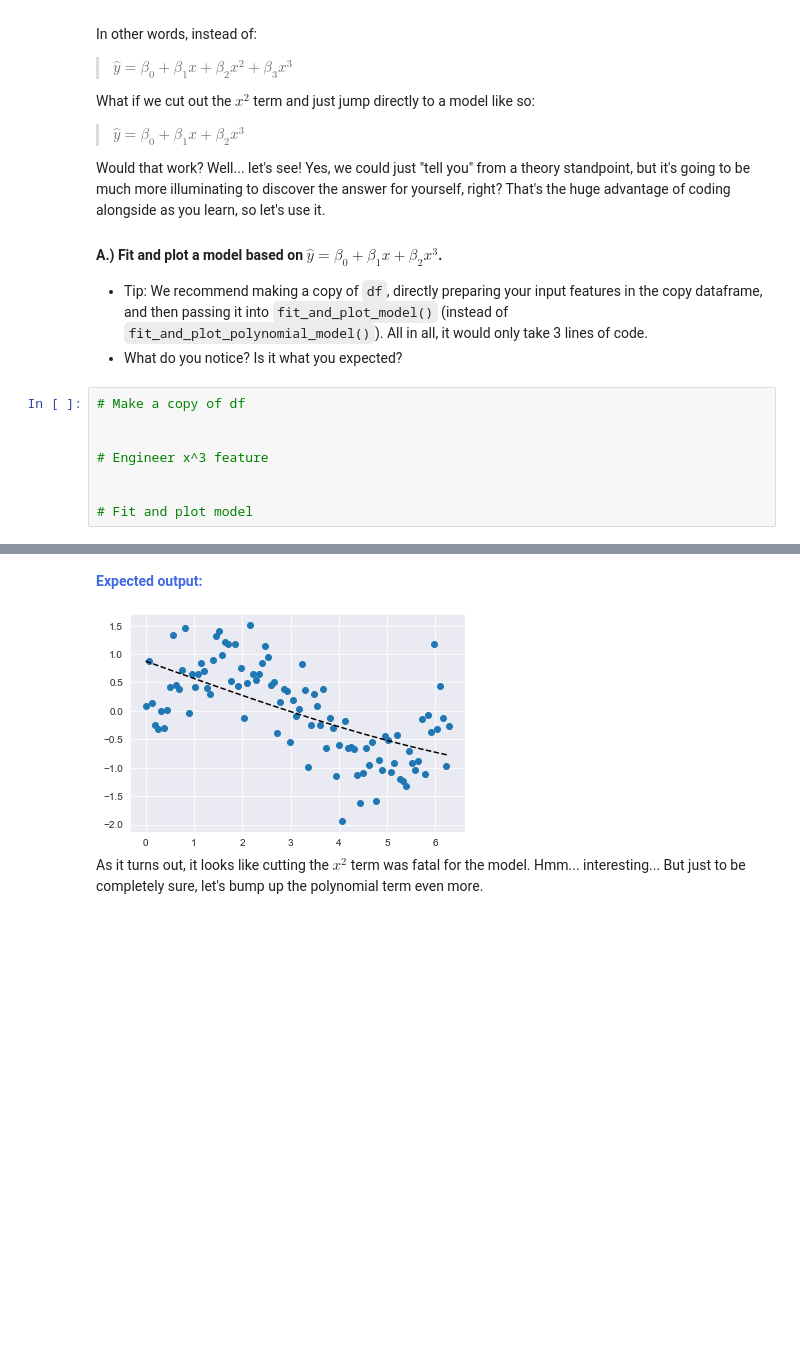
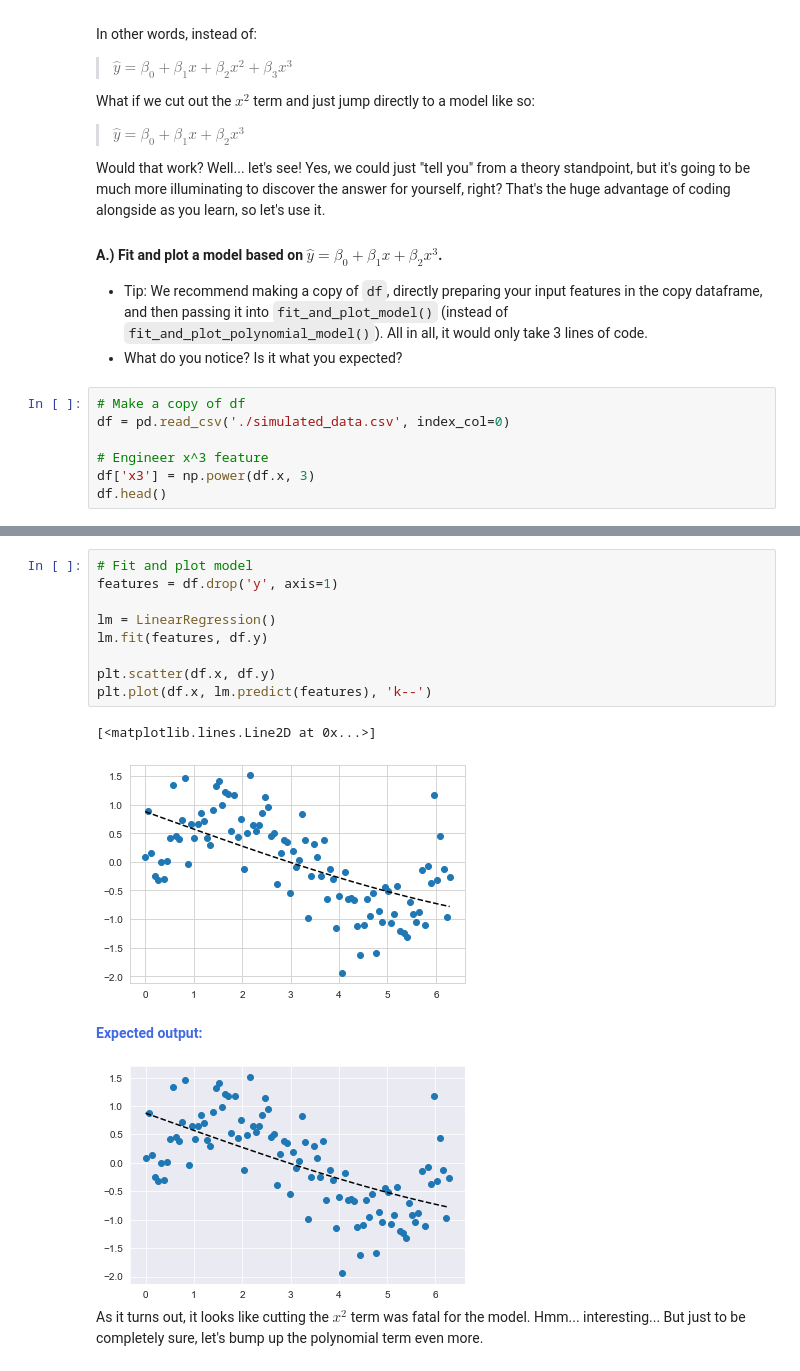
Before and after one commit to denious/EliteDataScience-ML-Masterclass, a Jupyter notebook: How the World Works/3 - Workbook - Adding Complexity.ipynb, the cells around one changed output, grey strips where cells are left out. Cells and saved outputs as stored; diff of their text form; blank space fills up the shorter version.

```diff
--- a/How the World Works/3 - Workbook - Adding Complexity.ipynb
+++ b/How the World Works/3 - Workbook - Adding Complexity.ipynb
@@ -220,9 +256,8 @@ Would that work? Well... let's see! Yes, we could just "tell you" from a theory
 * What do you notice? Is it what you expected?
 # %%
 # Make a copy of df
-
+df = pd.read_csv('./simulated_data.csv', index_col=0)
 
 # Engineer x^3 feature
-
-
-# Fit and plot model
+df['x3'] = np.power(df.x, 3)
+df.head()
@@ -229,3 +271,15 @@ Would that work? Well... let's see! Yes, we could just "tell you" from a theory
+# %%
+# Fit and plot model
+features = df.drop('y', axis=1)
+
+lm = LinearRegression()
+lm.fit(features, df.y)
+
+plt.scatter(df.x, df.y)
+plt.plot(df.x, lm.predict(features), 'k--')
+# %% [output]
+[<matplotlib.lines.Line2D at 0x...>]
+[figure, added]
 # %% [markdown]
 <strong style="color:RoyalBlue">Expected output:</strong>
 
```
Also changed, not shown: parts of 5 cells of this notebook, 4 other files.
